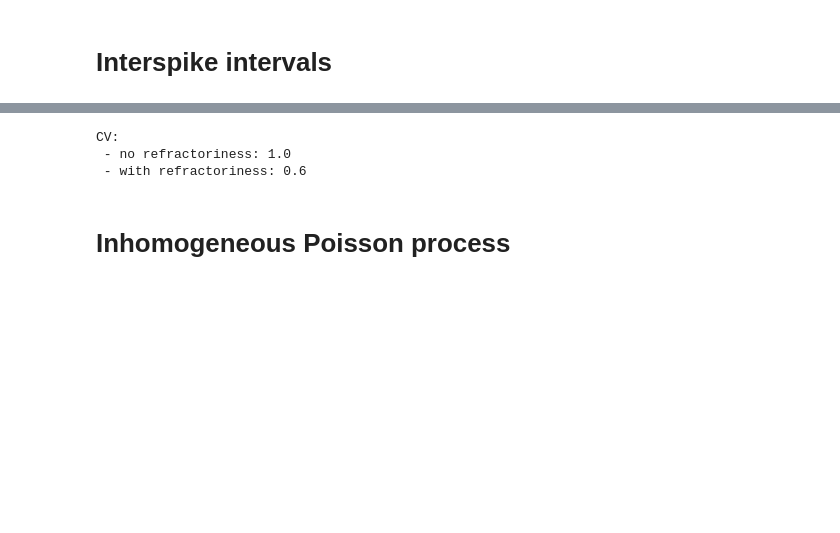
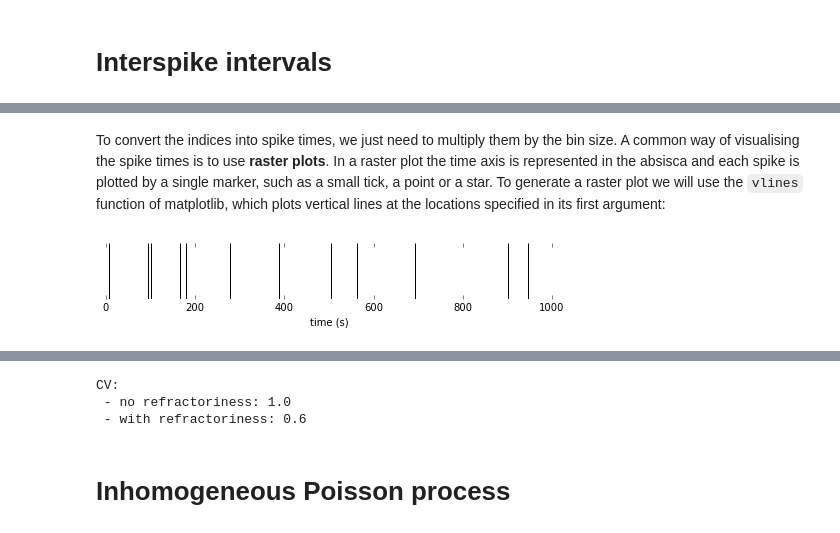
Before and after one commit to btel/python-in-neuroscience-tutorials, a Jupyter notebook: poisson_process.ipynb, the cells around one changed output, grey strips where cells are left out. Drawn from its saved outputs; the diff is of its cells as text; code cells hidden in the pictures; blank space fills up the shorter version.

```diff
--- a/poisson_process.ipynb
+++ b/poisson_process.ipynb
@@ -178,0 +195,13 @@ plt.plot(hist_bins, poisson_pdf(5., hist_bins))
+# %% [markdown]
+To convert the indices into spike times, we just need to multiply them by the bin size. A common way of visualising the spike times is to use **raster plots**.  In a raster plot the time axis is represented in the absisca and each spike is plotted by a single marker, such as a small tick, a point or a star. To generate a raster plot we will use the `vlines` function of matplotlib, which plots vertical lines at the locations specified in its first argument:
+# %%
+def raster_plot(spt):
+    plt.figure(figsize=(8,1))
+    plt.subplot(frameon=False)
+    plt.vlines(spt, 0, 1)
+    plt.xlabel('time (s)')
+    plt.yticks([])
+
+raster_plot(spt)
+# %% [output]
+[figure, added]
```
Also changed, not shown: parts of 43 cells of this notebook.
